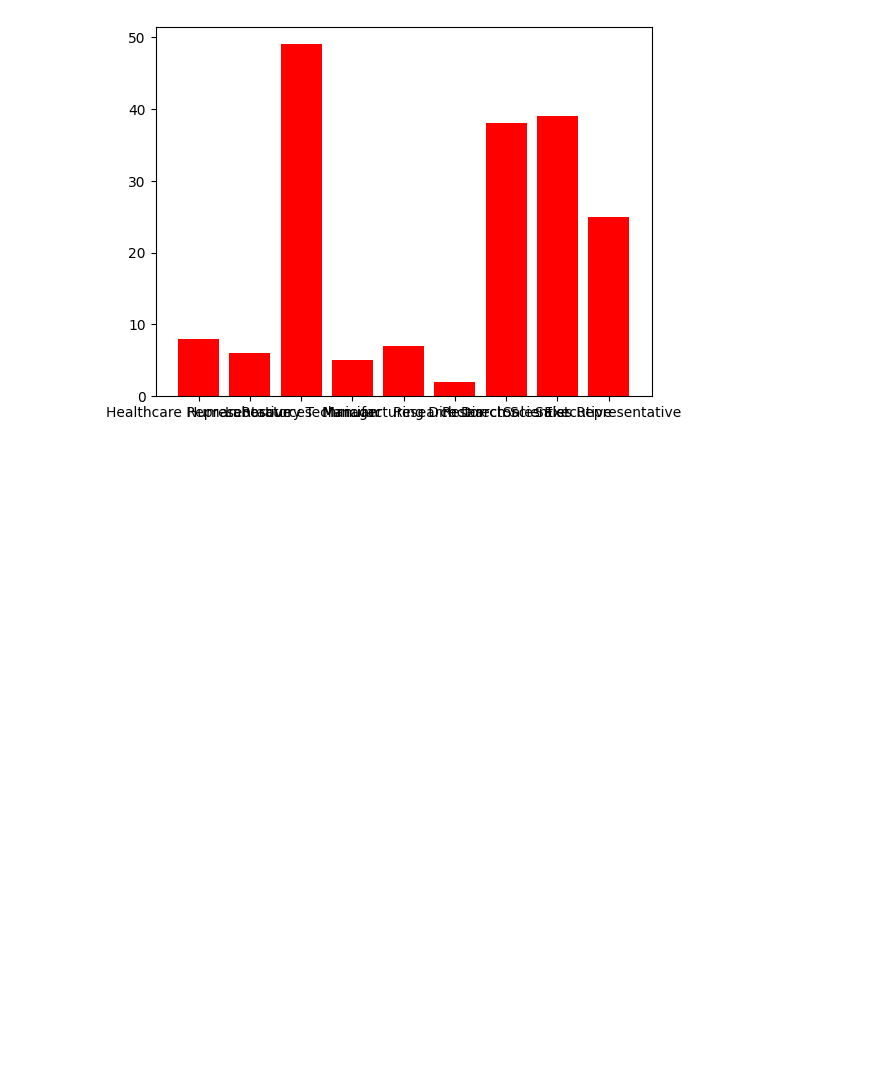
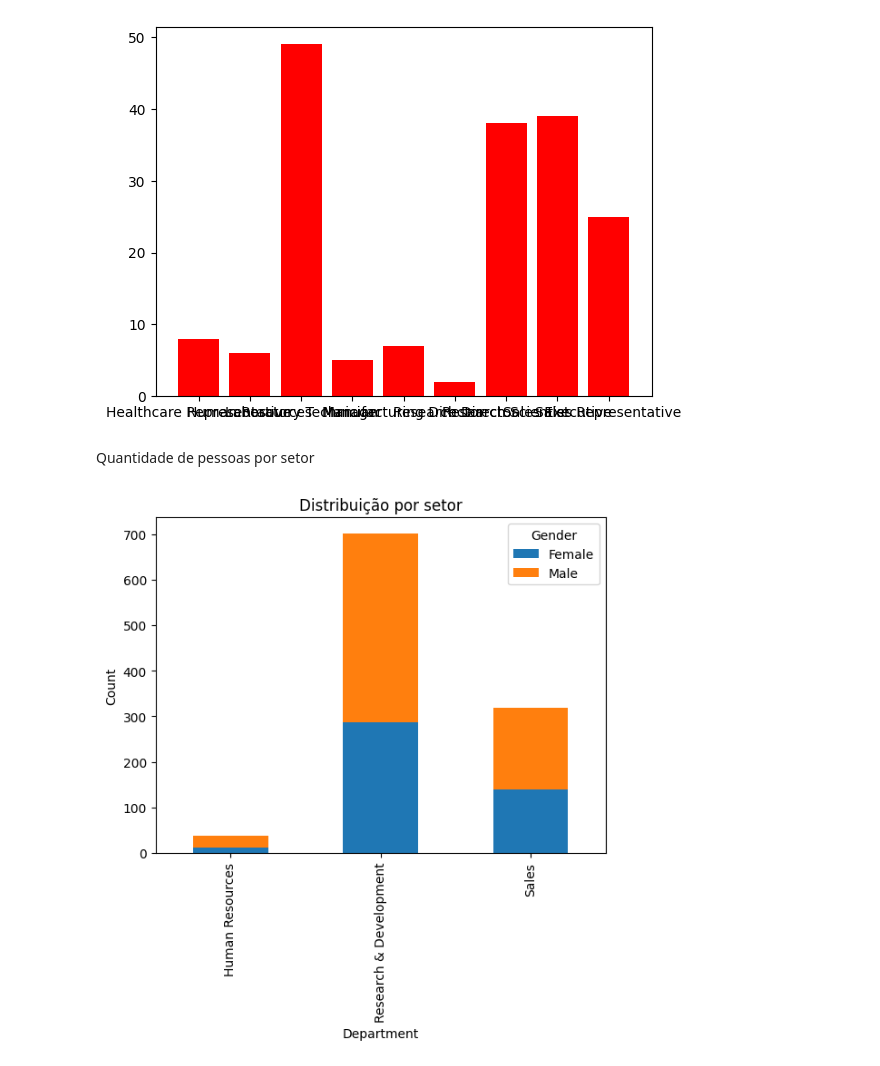
Before and after one commit to ptkwan/analise-rotatividade-ibm, a Jupyter notebook: notebook.ipynb, the cells around one changed output. Saved outputs shown, nothing was run; the diff lists cells and outputs as text; code cells hidden in the pictures; blank space fills up the shorter version.

```diff
--- a/notebook.ipynb
+++ b/notebook.ipynb
@@ -167,3 +175,17 @@ plt.show()
 | 7 | Sales Executive | 39 |
 | 8 | Sales Representative | 25 |
 [figure]
+# %% [markdown]
+Quantidade de pessoas por setor
+# %%
+gender_department_counts = df.groupby(['Department', 'Gender']).size().unstack()
+
+# Plotar um gráfico de barras para visualizar a distribuição de homens e mulheres em cada setor
+gender_department_counts.plot(kind='bar', stacked=True)
+plt.xlabel('Department')
+plt.ylabel('Count')
+plt.title('Distribuição por setor')
+plt.legend(title='Gender')
+plt.show()
+# %% [output]
+[figure, added]
```
Also changed, not shown: parts of 11 cells of this notebook.
